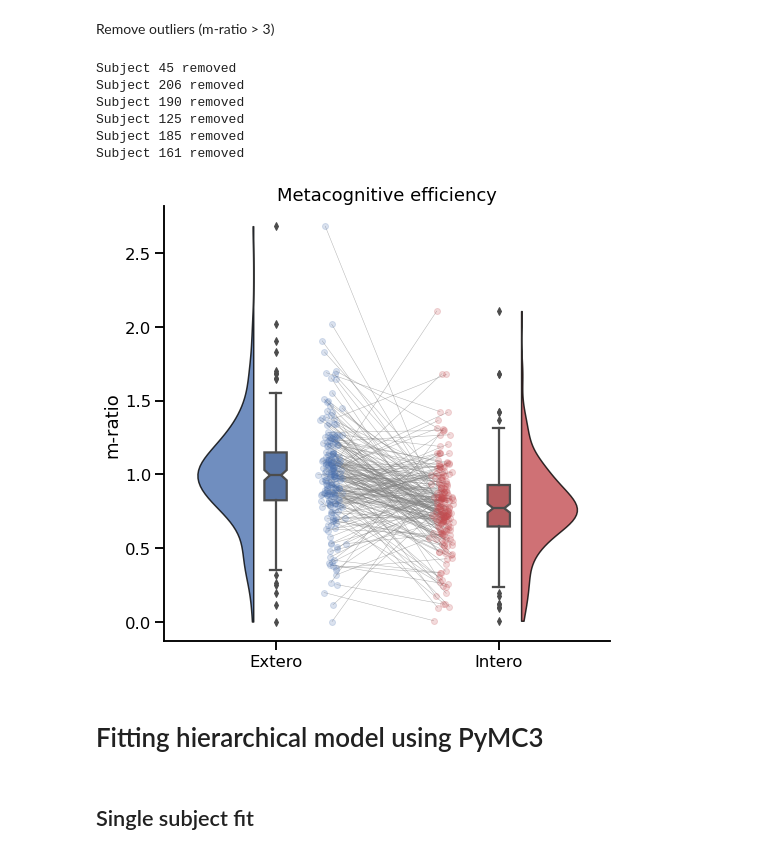
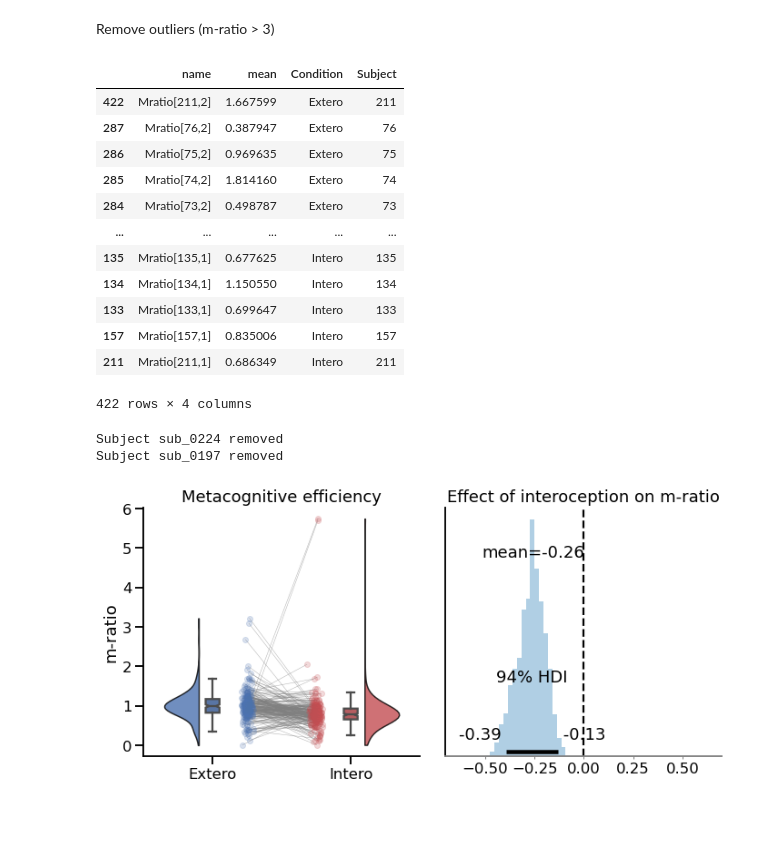
Before and after one commit to embodied-computation-group/CardioceptionPaper, a Jupyter notebook: code/3 - Metacognition.ipynb, the cells around one changed output. Drawn from its saved outputs; the diff is of its cells as text; code cells hidden in the pictures; blank space fills up the shorter version.

```diff
--- a/code/3 - Metacognition.ipynb
+++ b/code/3 - Metacognition.ipynb
@@ -110,0 +103,8 @@ plt.savefig(path + '/figures/Fig3_dprime.svg', dpi=300)
+# %%
+fig, axs = plt.subplots(2, 1, figsize=(5, 8))
+for i, metric, title in zip([0, 1], ['d', 'c'], ['d prime', 'Criterion']):
+    raincloud(data=sdt_df, x='Condition', y=metric, ax=axs[i])
+    axs[i].set_ylabel(title)
+    axs[i].set_xlabel('')
+    sns.despine()
+plt.tight_layout()
@@ -167,2 +155,2 @@ plt.savefig(path + '/figures/rawConfidence.svg', dpi=300)
 # %%
-samples = pd.read_csv('jagsSamples.txt', sep='\t')
+samples = pd.read_csv(path + '/data/jagsSamples.txt', sep='\t')
@@ -177,5 +173,5 @@ plt.savefig(path + '/figures/Fig3_betas.svg', dpi=600)
 # %%
-stats = pd.read_csv('jagsStats.txt', sep='\t')
+stats = pd.read_csv(path + '/data/jagsStats.txt', sep='\t')
 stats['Condition'] = 'Intero'
 stats.loc[stats.name.str.contains(",2]"), 'Condition'] = 'Extero'
 for sub in range(1, 217):
@@ -184,28 +180,45 @@ stats = stats[stats.name.str.contains('Mratio')]
 stats = stats.sort_values('Condition')
 # %% [markdown]
 Remove outliers (m-ratio > 3)
+# %%
+stats
+# %% [output]
+|  | name | mean | Condition | Subject |
+| 422 | Mratio[211,2] | 1.667599 | Extero | 211 |
+| 287 | Mratio[76,2] | 0.387947 | Extero | 76 |
+| 286 | Mratio[75,2] | 0.969635 | Extero | 75 |
+| 285 | Mratio[74,2] | 1.814160 | Extero | 74 |
+| 284 | Mratio[73,2] | 0.498787 | Extero | 73 |
+| ... | ... | ... | ... | ... |
+| 135 | Mratio[135,1] | 0.677625 | Intero | 135 |
+| 134 | Mratio[134,1] | 1.150550 | Intero | 134 |
+| 133 | Mratio[133,1] | 0.699647 | Intero | 133 |
+| 157 | Mratio[157,1] | 0.835006 | Intero | 157 |
+| 211 | Mratio[211,1] | 0.686349 | Intero | 211 |
+422 rows × 4 columns
 # %%
-for sub in stats.Subject[stats['mean'] > 3]:
-    stats = stats[stats.Subject!=sub]
-    print(f'Subject {sub} removed')
+for sub in stats.Subject[(stats['Condition']=='Intero') & (stats['mean']>3)]:
+    #stats = stats[stats.Subject!=sub]
+    print(f'Subject {responsesRatings_df.Subject.unique()[int(sub)]} removed')
 # %% [output]
-Subject 45 removed
-Subject 206 removed
-Subject 190 removed
-Subject 125 removed
-Subject 185 removed
-Subject 161 removed
+Subject sub_0224 removed
+Subject sub_0197 removed
 # %%
-f, ax = plt.subplots(figsize=(8, 8))
-raincloud(data=stats, x='Condition', y='mean', ax=ax)
-ax.set_title('Metacognitive efficiency')
-ax.set_ylabel('m-ratio')
-ax.set_xlabel('')
+fig, axs = plt.subplots(1, 2, figsize=(10, 5))
+
+raincloud(data=stats, x='Condition', y='mean', ax=axs[0])
+axs[0].set_title('Metacognitive efficiency')
+axs[0].set_ylabel('m-ratio')
+axs[0].set_xlabel('')
 sns.despine()
-plt.savefig(path + '/figures/Fig3_mratio.svg', dpi=600)
+
+az.plot_posterior(samples.value.to_numpy(), kind='hist', bins=20, ax=axs[1])
+axs[1].axvline(x=0, linestyle='--', color='k')
+axs[1].set_xlim(-.7, .7)
+axs[1].set_title('Effect of interoception on m-ratio')
+sns.despine()
+
+plt.tight_layout()
+plt.savefig(path + '/figures/Fig3_betas_mratio.svg', dpi=600)
 # %% [output]
-[figure, old version]
+[figure, new version]
-# %% [markdown]
-# Fitting hierarchical model using PyMC3
-# %% [markdown]
-## Single subject fit
```
Also changed, not shown: parts of 42 cells of this notebook, 1 other file.
